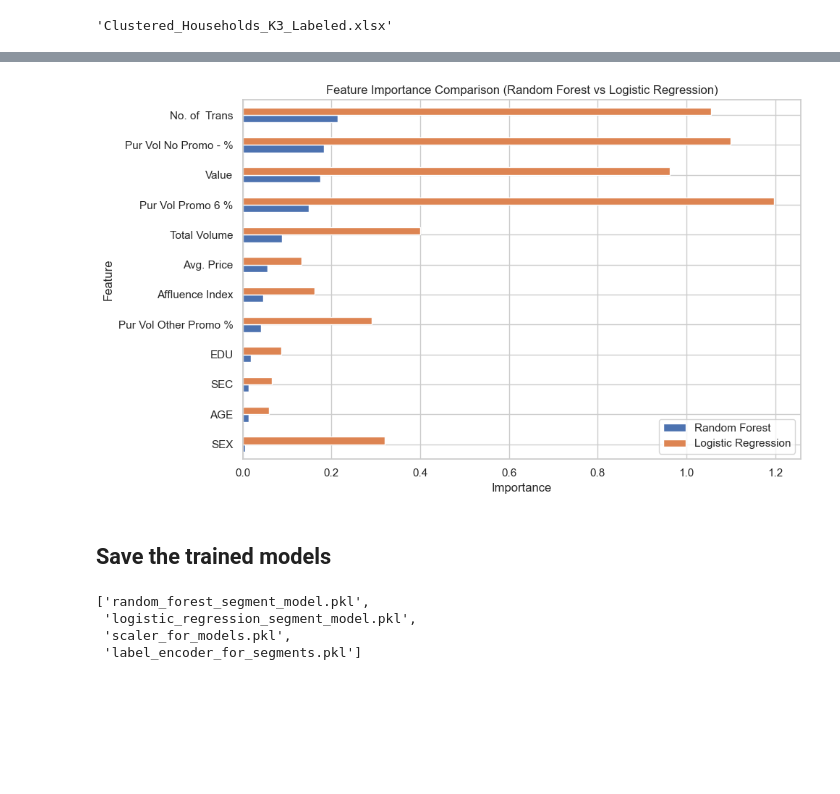
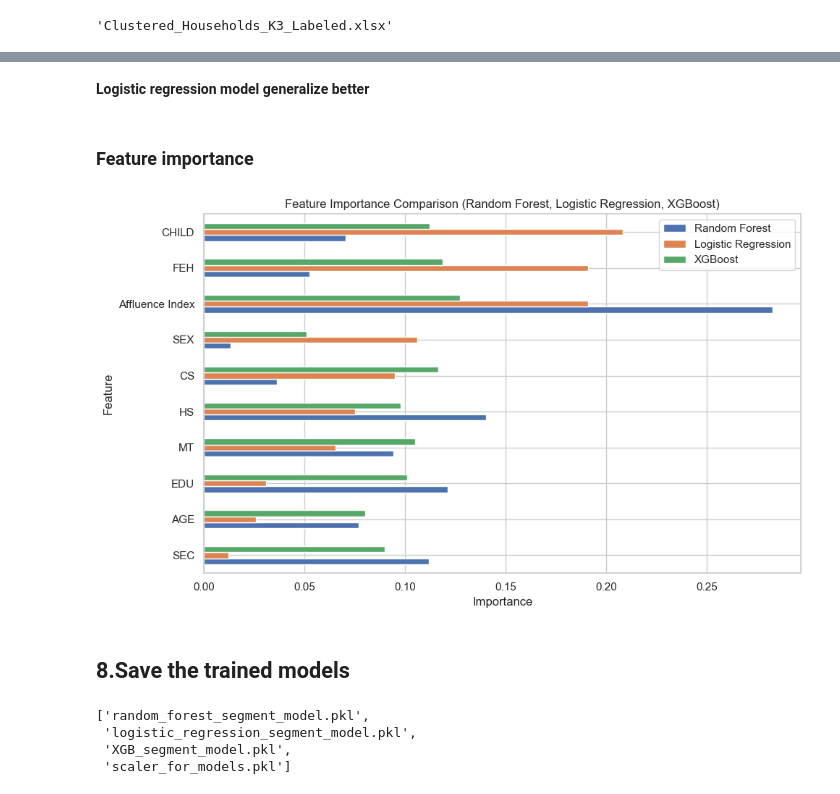
Before and after one commit to Sahnoun-A/Customer-Clustering-And-Predicting-Behavior, a Jupyter notebook: Predicting Customer Behavior.ipynb, the cells around one changed output, grey strips where cells are left out. Saved outputs shown, nothing was run; the diff lists cells and outputs as text; code cells hidden in the pictures; blank space fills up the shorter version.

```diff
--- a/Predicting Customer Behavior.ipynb
+++ b/Predicting Customer Behavior.ipynb
@@ -589,7 +525,8 @@ cluster_names = {
 
 # Recreate the k=3 clustering and apply labels
 kmeans_k3 = KMeans(n_clusters=3, random_state=42, n_init=10)
-df_cluster_k3 = df_cluster.copy()
+#df_cluster_k3 = df_cluster.copy()
+df_cluster_k3 = df.copy()
 df_cluster_k3["Cluster"] = kmeans_k3.fit_predict(X_scaled)
 df_cluster_k3["Segment"] = df_cluster_k3["Cluster"].map(cluster_names)
 
@@ -786,7 +638,7 @@ from xgboost import XGBClassifier
 # Train models
 rf = RandomForestClassifier(random_state=42).fit(X_train_scaled, y_train)
 lr = LogisticRegression(max_iter=1000, random_state=42).fit(X_train_scaled, y_train)
-xgb = XGBClassifier(use_label_encoder=False, eval_metric='mlogloss', random_state=42).fit(X_train_scaled, y_train)
+xgb = XGBClassifier(eval_metric='mlogloss', random_state=42).fit(X_train_scaled, y_train)
 
 # Predictions
 rf_preds = rf.predict(X_test_scaled)
@@ -795,8 +647,17 @@ xgb_preds = xgb.predict(X_test_scaled)
 
 # Evaluate
 models = {'Random Forest': rf_preds, 'Logistic Regression': lr_preds, 'XGBoost': xgb_preds}
+
+class_names = ['Heavy Buyers / Variety Seekers', 'Switchers / Promo Shoppers', 'Loyalists']
+
+results = {}
 for name, preds in models.items():
-    print(f"\n📊 {name}")
-    print("Accuracy:", accuracy_score(y_test, preds))
-    print(classification_report(y_test, preds, target_names=le.classes_))
+    #print(f"\n {name}")
+    #print("Accuracy:", accuracy_score(y_test, preds))
+    report = classification_report(y_test, preds, target_names=class_names, output_dict=True)
+    results[name] = {"Accuracy": accuracy_score(y_test, preds), "classification_report": report}
+
+for model, metrics in results.items():
+    print(f" {model} Accuracy: {metrics['Accuracy']:.4f}")
+    display(pd.DataFrame(metrics["classification_report"]).transpose())
 # %% [output]
@@ -823,50 +738,74 @@ Heavy Buyers / Variety Seekers       0.94      1.00      0.97        16
+# %% [markdown]
+**Logistic regression model generalize better**
+# %% [markdown]
+### Feature importance
 # %%
-# Generate feature importance for Random Forest and Logistic Regression (coefficients)
+# Generate feature importance for trained models
 import numpy as np
 
 # Feature names
 feature_names = X.columns.tolist()
 
 # Random Forest feature importance
 rf_importance = rf.feature_importances_
 
 # Logistic Regression absolute coefficient importance
 lr_importance = np.abs(lr.coef_).mean(axis=0)
 
+# XGBoost feature importance
+xgb_importance = xgb.feature_importances_
+
 # Create DataFrame for plotting
 importance_df = pd.DataFrame({
     "Feature": feature_names,
     "Random Forest": rf_importance,
-    "Logistic Regression": lr_importance
+    "Logistic Regression": lr_importance,
+    "XGBoost": xgb_importance
 }).set_index("Feature")
 
+# Normalize importances to make them comparable
+importance_df_normalized = importance_df.div(importance_df.sum(axis=0), axis=1)
+
+# Compute average importance across models
+importance_df_normalized["Average"] = importance_df_normalized.mean(axis=1)
+
+# Select top 10 features based on average importance
+top_features = importance_df_normalized.sort_values("Average", ascending=False).head(10)
+
+# Drop the "Average" column before plotting
+top_features = top_features.drop(columns="Average")
+
+
 # Plot
-importance_df.sort_values("Random Forest", ascending=True).plot.barh(figsize=(10, 6))
-plt.title("Feature Importance Comparison (Random Forest vs Logistic Regression)")
+top_features.sort_values("Logistic Regression", ascending=True).plot.barh(figsize=(10, 6))
+plt.title("Feature Importance Comparison (Random Forest, Logistic Regression, XGBoost)")
 plt.xlabel("Importance")
 plt.tight_layout()
+# Save figure
+plt.savefig("Feature Importance Comparison.png", dpi=300, bbox_inches='tight')
+
 plt.show()
 # %% [output]
-[figure, old version]
+[figure, new version]
 # %% [markdown]
-## Save the trained models
+## 8.Save the trained models
 # %%
 import joblib
 
 # Save models to files
 joblib.dump(rf, "random_forest_segment_model.pkl")
 joblib.dump(lr, "logistic_regression_segment_model.pkl")
+joblib.dump(xgb, "XGB_segment_model.pkl")
 joblib.dump(scaler, "scaler_for_models.pkl")
-joblib.dump(le, "label_encoder_for_segments.pkl")
 
 [
     "random_forest_segment_model.pkl",
     "logistic_regression_segment_model.pkl",
-    "scaler_for_models.pkl",
-    "label_encoder_for_segments.pkl"
+    "XGB_segment_model.pkl",
+    "scaler_for_models.pkl"
 ]
 # %% [output]
 ['random_forest_segment_model.pkl',
  'logistic_regression_segment_model.pkl',
- 'scaler_for_models.pkl',
- 'label_encoder_for_segments.pkl']
+ 'XGB_segment_model.pkl',
+ 'scaler_for_models.pkl']
```
Also changed, not shown: parts of 39 cells of this notebook, 27 other files.
